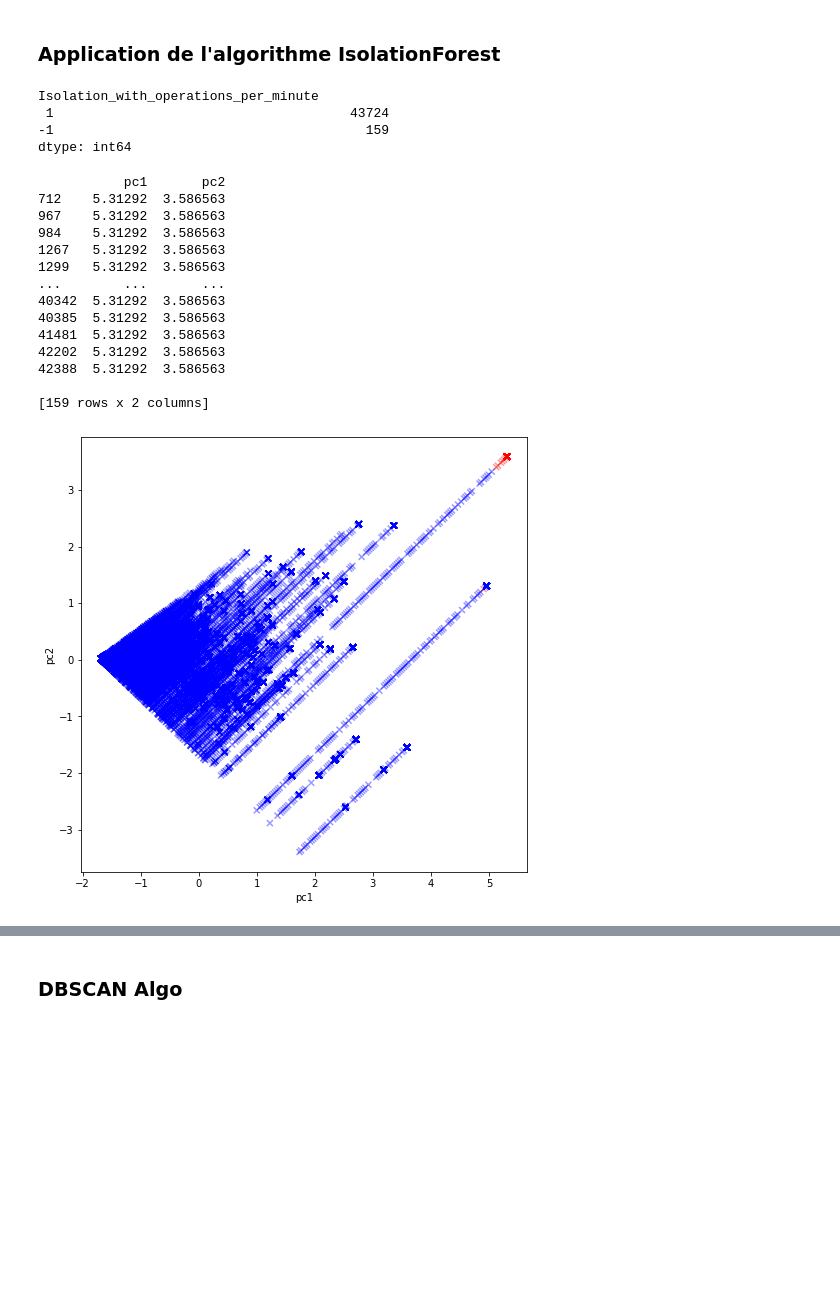
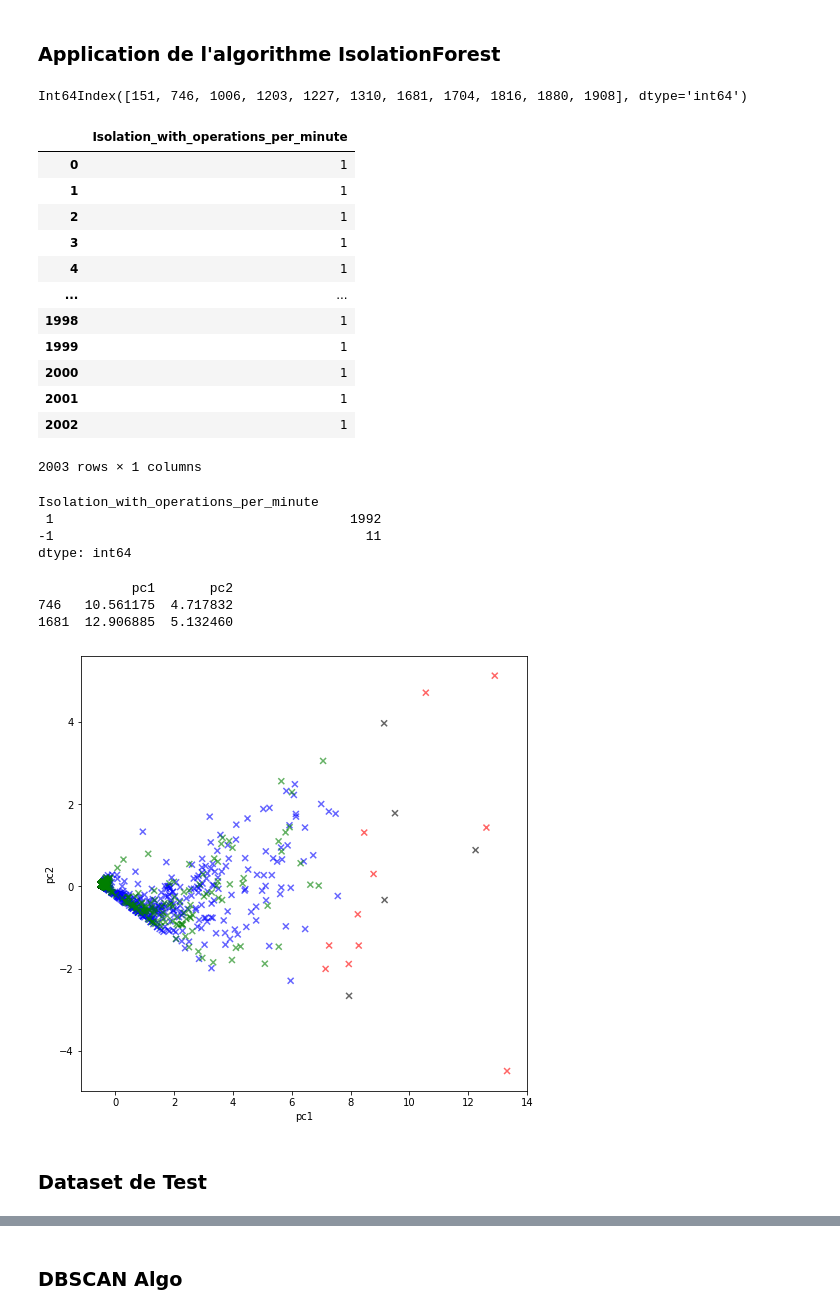
Before and after one commit to pfolaa/fraud_detection, a Jupyter notebook: fraud_detection_01.ipynb, the cells around one changed output, grey strips where cells are left out. Drawn from its saved outputs; the diff is of its cells as text; code cells hidden in the pictures; blank space fills up the shorter version.

```diff
--- a/fraud_detection_01.ipynb
+++ b/fraud_detection_01.ipynb
@@ -3008,13 +3118,13 @@ def df_number_of_operations_per_minute(one_df):
     df_type_request = pd.DataFrame(type_request_each_df)
     df_number_of_transactions = pd.DataFrame(number_of_transactions)
     list_max_number_of_operations_per_minute.append(max(number_of_operations_per_minute))
-    df_number_of_operations_per_minute = pd.DataFrame(list_max_number_of_operations_per_minute)
+    df_number_of_operations_per_minute = pd.DataFrame(list_max_number_of_operations_per_minute).mean()
     # on crée un dataframe contenant la liste des phone number
     df_phone_number_each_df = pd.DataFrame(phone_number_each_df)
     # on fait la concaténation des ces DF
     pdList_consecutive_operations = [df_phone_number_each_df, df_type_request, df_number_of_operations_per_minute, df_number_of_transactions] # List of our dataframes
     df_final_operations_per_minute = pd.concat(pdList_consecutive_operations, axis=1)
     df_final_operations_per_minute.columns=['Phone_Number', 'Type_Request', 'Number_operations_per_minute', 'Number_Transactions']
-  return df_final_operations_per_minute
+  return pd.DataFrame(df_final_operations_per_minute.loc[0]).transpose()
 # %%
 df_number_of_operations_per_minute(one_df)
@@ -3032,4 +3152,4 @@ list_all_df_with_operations_per_minute[26]
 ### Diviser la liste des dataframes avec operations par minute en DF de Train et de Test
 # %%
 # concatenation de la liste des dataframes
-df_with_operations_per_minute = pd.concat(list_all_df_with_operations_per_minute, axis=0)
+df_with_operations_per_minute = pd.concat(list_all_df_with_operations_per_minute, axis=0).reset_index(drop=True)
@@ -3079,0 +3194,4 @@ df_iso_with_operations_per_minute = pd.DataFrame(isol_pred_with_operations_per_m
+# %%
+list_utilisateurs_outliers_IF
+# %% [output]
+Int64Index([151, 746, 1006, 1203, 1227, 1310, 1681, 1704, 1816, 1880, 1908], dtype='int64')
@@ -3080,9 +3209,25 @@ df_iso_with_operations_per_minute = pd.DataFrame(isol_pred_with_operations_per_m
+# %%
+df_iso_with_operations_per_minute
+# %% [output]
+|  | Isolation_with_operations_per_minute |
+| 0 | 1 |
+| 1 | 1 |
+| 2 | 1 |
+| 3 | 1 |
+| 4 | 1 |
+| ... | ... |
+| 1998 | 1 |
+| 1999 | 1 |
+| 2000 | 1 |
+| 2001 | 1 |
+| 2002 | 1 |
+2003 rows × 1 columns
 # %%
 df_iso_with_operations_per_minute.value_counts()
 # %% [output]
 Isolation_with_operations_per_minute
- 1                                      43724
--1                                        159
+ 1                                      1992
+-1                                        11
 dtype: int64
 # %%
 # construisons le dictionnaire pour Isolation Forest qu'on va passer dans Standard Scaler
@@ -3104,52 +3249,46 @@ import random
 principal=PCA(n_components=2)
 principal.fit(Scaled_data_with_operations_per_minute)
 x=principal.transform(Scaled_data_with_operations_per_minute)
+x_prime = principal.transform(Scaled_test_data_with_operations_per_minute)
 
 # Check the dimensions of data after PCA
 #print(x.shape)
 
 principal.components_
 
 df_sortie = pd.DataFrame(x, columns=['pc1', 'pc2'])
+df_sortie_prime = pd.DataFrame(x_prime, columns=['pc1', 'pc2'])
 #print(df_sortie)
 df_filtre = df_sortie[(df_sortie['pc1'] >= 5) & (df_sortie['pc2'] >= 3)]
 print(df_filtre)
 
 x=df_sortie['pc1']
 y=df_sortie['pc2']
 #z=df_sortie['pc3']
+x_prime=df_sortie_prime['pc1']
+y_prime=df_sortie_prime['pc2']
 
 # Creating figure
 #fig = plt.figure(figsize = (10, 7))
 #ax = plt.axes(projection ="3d")
 
 
 # Creating plot
 #ax.scatter3D(x, y, z, color = my_colors_isolation_with_operations_per_minute)
 #plt.title("simple 3D scatter plot")
 
 plt.figure(figsize=(8,8))
 #plt.scatter(x[:,0]+random.uniform(0, 1)/10, x[:,1]+random.uniform(0, 1)/100, c=my_colors_isolation_with_operations_per_minute, cmap='plasma', marker='x', alpha=0.4)
-plt.scatter(x, y, color=my_colors_isolation_with_operations_per_minute, cmap='plasma', marker='x', alpha=0.4)
+plt.scatter(x, y, color=my_colors_isolation_with_operations_per_minute, cmap='plasma', marker='x', alpha=0.6)
+plt.scatter(x_prime, y_prime, color=my_colors_test_isolation_with_operations_per_minute, cmap='plasma', marker='x', alpha=0.6)
 plt.xlabel('pc1')
 plt.ylabel('pc2')
 
 
 # show plot
 plt.show()
 # %% [output]
-           pc1       pc2
-712    5.31292  3.586563
-967    5.31292  3.586563
-984    5.31292  3.586563
-1267   5.31292  3.586563
-1299   5.31292  3.586563
-...        ...       ...
-40342  5.31292  3.586563
-40385  5.31292  3.586563
-41481  5.31292  3.586563
-42202  5.31292  3.586563
-42388  5.31292  3.586563
-
-[159 rows x 2 columns]
+            pc1       pc2
+746   10.561175  4.717832
+1681  12.906885  5.132460
-[figure, old version]
+[figure, new version]
@@ -3157,0 +3297,2 @@ df_filtre.head(20)
+# %% [markdown]
+### Dataset de Test
```
Also changed, not shown: parts of 51 cells of this notebook.
